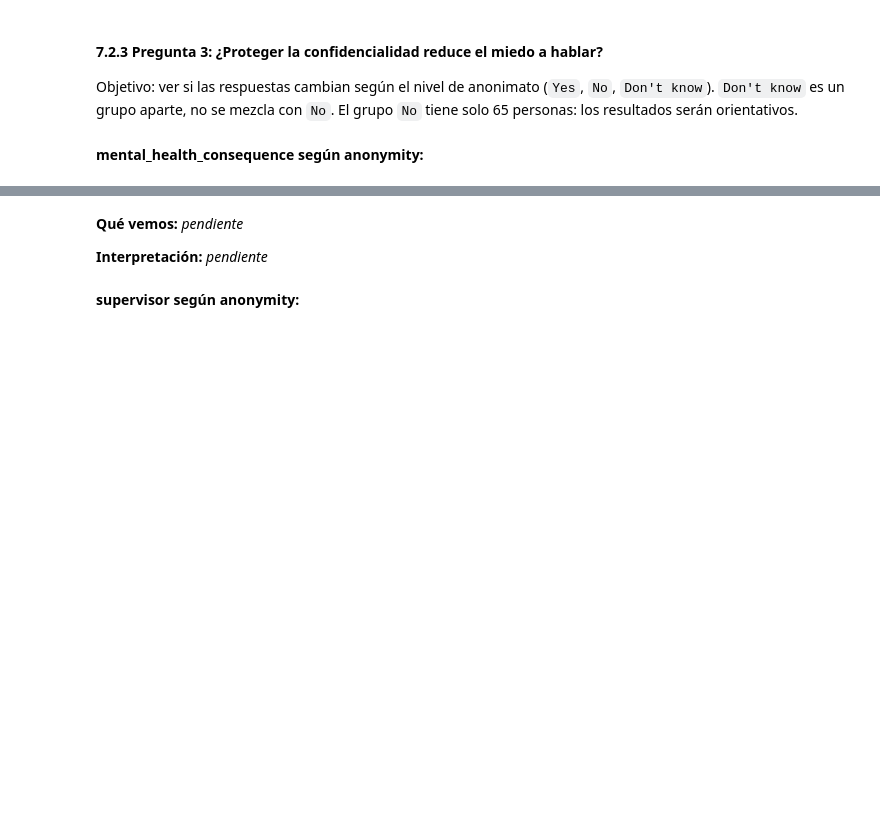
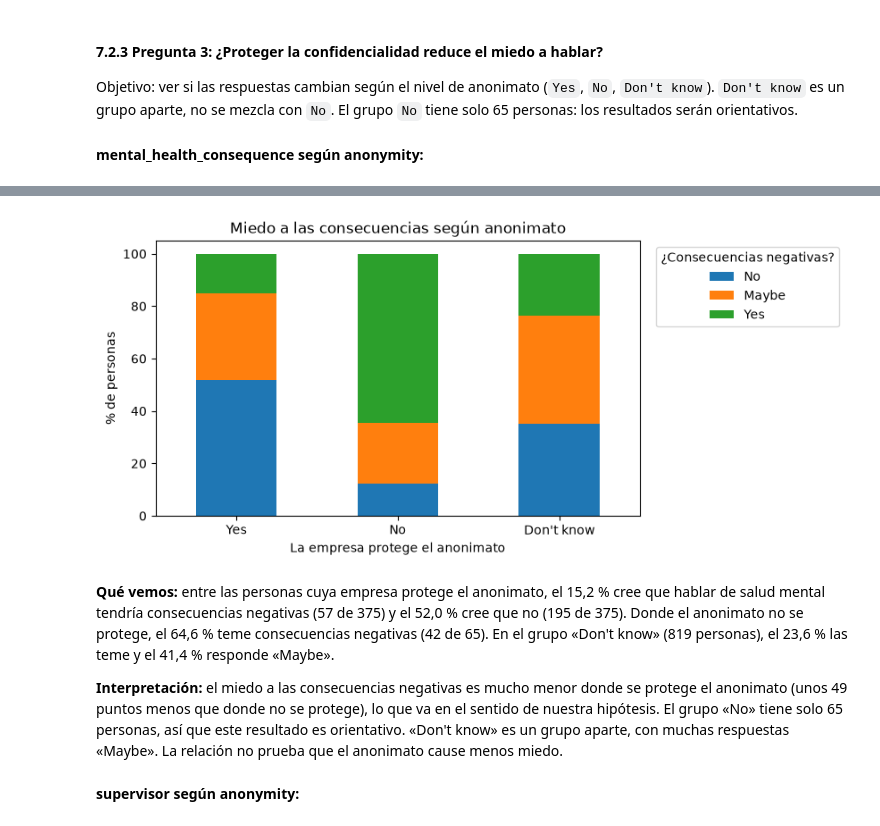
Before and after one commit to IA-P1-BCN/ai_project_EDA-charlotte_doulcet, a Jupyter notebook: eda.ipynb, the cells around one changed output, grey strips where cells are left out. Saved outputs shown, nothing was run; the diff lists cells and outputs as text; code cells hidden in the pictures; blank space fills up the shorter version.

Commit message:
feat: add bivariate analysis for question 3
Add 7.2.3: mental_health_consequence, supervisor and coworkers by
anonymity with stacked bars and a summary table. Section 7.2 complete.

```diff
--- a/eda.ipynb
+++ b/eda.ipynb
@@ -1111,2 +1119,4 @@ Objetivo: ver si las respuestas cambian según el nivel de anonimato (`Yes`, `No
 # %%
-# tabla (crosstab en %)
+tabla_mhc = pd.crosstab(df_clean["anonymity"], df_clean["mental_health_consequence"], normalize="index") * 100
+tabla_mhc = tabla_mhc.loc[["Yes", "No", "Don't know"], ["No", "Maybe", "Yes"]]
+tabla_mhc.round(1)
@@ -1113,9 +1129,17 @@ Objetivo: ver si las respuestas cambian según el nivel de anonimato (`Yes`, `No
 # %%
-# gráfico
+tabla_mhc.plot(kind="bar", stacked=True, figsize=(7, 4))
+plt.title("Miedo a las consecuencias según anonimato")
+plt.xlabel("La empresa protege el anonimato")
+plt.ylabel("% de personas")
+plt.legend(title="¿Consecuencias negativas?", bbox_to_anchor=(1.02, 1), loc="upper left")
+plt.xticks(rotation=0)
+plt.show()
+# %% [output]
+[figure, added]
 # %% [markdown]
-**Qué vemos:** _pendiente_
+**Qué vemos:** entre las personas cuya empresa protege el anonimato, el 15,2 % cree que hablar de salud mental tendría consecuencias negativas (57 de 375) y el 52,0 % cree que no (195 de 375). Donde el anonimato no se protege, el 64,6 % teme consecuencias negativas (42 de 65). En el grupo «Don't know» (819 personas), el 23,6 % las teme y el 41,4 % responde «Maybe».
 
-**Interpretación:** _pendiente_
+**Interpretación:**  el miedo a las consecuencias negativas es mucho menor donde se protege el anonimato (unos 49 puntos menos que donde no se protege), lo que va en el sentido de nuestra hipótesis. El grupo «No» tiene solo 65 personas, así que este resultado es orientativo. «Don't know» es un grupo aparte, con muchas respuestas «Maybe». La relación no prueba que el anonimato cause menos miedo.
 # %% [markdown]
 **supervisor según anonymity:**
 # %%
```
Also changed, not shown: parts of 9 cells of this notebook, 1 other file.
